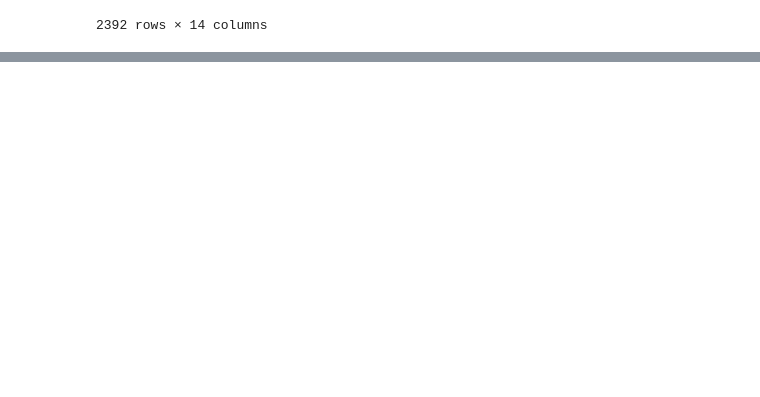
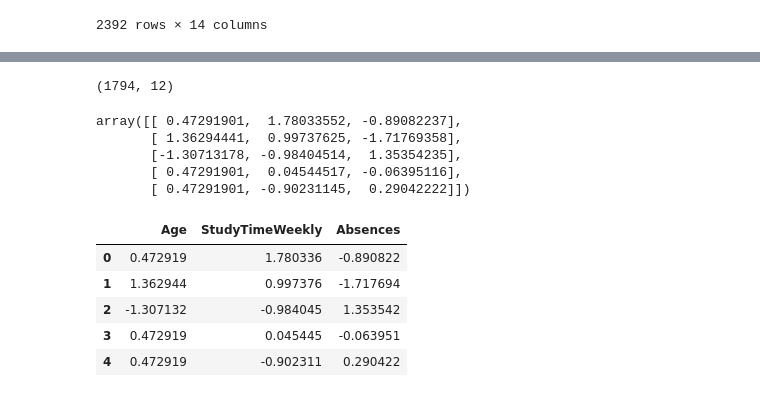
Before and after one commit to ChuckErol/student_performance_predictive_analysis, a Jupyter notebook: project_4.ipynb, the cells around one changed output, grey strips where cells are left out. Saved outputs shown, nothing was run; the diff lists cells and outputs as text; code cells hidden in the pictures; blank space fills up the shorter version.

```diff
--- a/project_4.ipynb
+++ b/project_4.ipynb
@@ -129,0 +174,34 @@ df.to_csv('Resourse/updated_data.csv', index=False)
+# %%
+X_train, X_test, y_train, y_test = train_test_split(X,
+                                                    y,
+                                                    random_state=42) #Can't use stratify=y because y is continuous value
+X_train.shape
+# %% [output]
+(1794, 12)
+# %%
+model_data_scaled = StandardScaler().fit_transform(df_model[['Age', 'StudyTimeWeekly', 'Absences']])
+
+model_data_scaled[0:5]
+# %% [output]
+array([[ 0.47291901,  1.78033552, -0.89082237],
+       [ 1.36294441,  0.99737625, -1.71769358],
+       [-1.30713178, -0.98404514,  1.35354235],
+       [ 0.47291901,  0.04544517, -0.06395116],
+       [ 0.47291901, -0.90231145,  0.29042222]])
+# %%
+# Create a DataFrame called with the scaled data
+# The column names should match those referenced in the StandardScaler step
+df_model_scaled = pd.DataFrame(
+    model_data_scaled,
+    columns=['Age', 'StudyTimeWeekly', 'Absences']
+)
+
+# Review the DataFrame
+df_model_scaled.head()
+# %% [output]
+|  | Age | StudyTimeWeekly | Absences |
+| 0 | 0.472919 | 1.780336 | -0.890822 |
+| 1 | 1.362944 | 0.997376 | -1.717694 |
+| 2 | -1.307132 | -0.984045 | 1.353542 |
+| 3 | 0.472919 | 0.045445 | -0.063951 |
+| 4 | 0.472919 | -0.902311 | 0.290422 |
```
Also changed, not shown: parts of 14 cells of this notebook, 1 other file.
